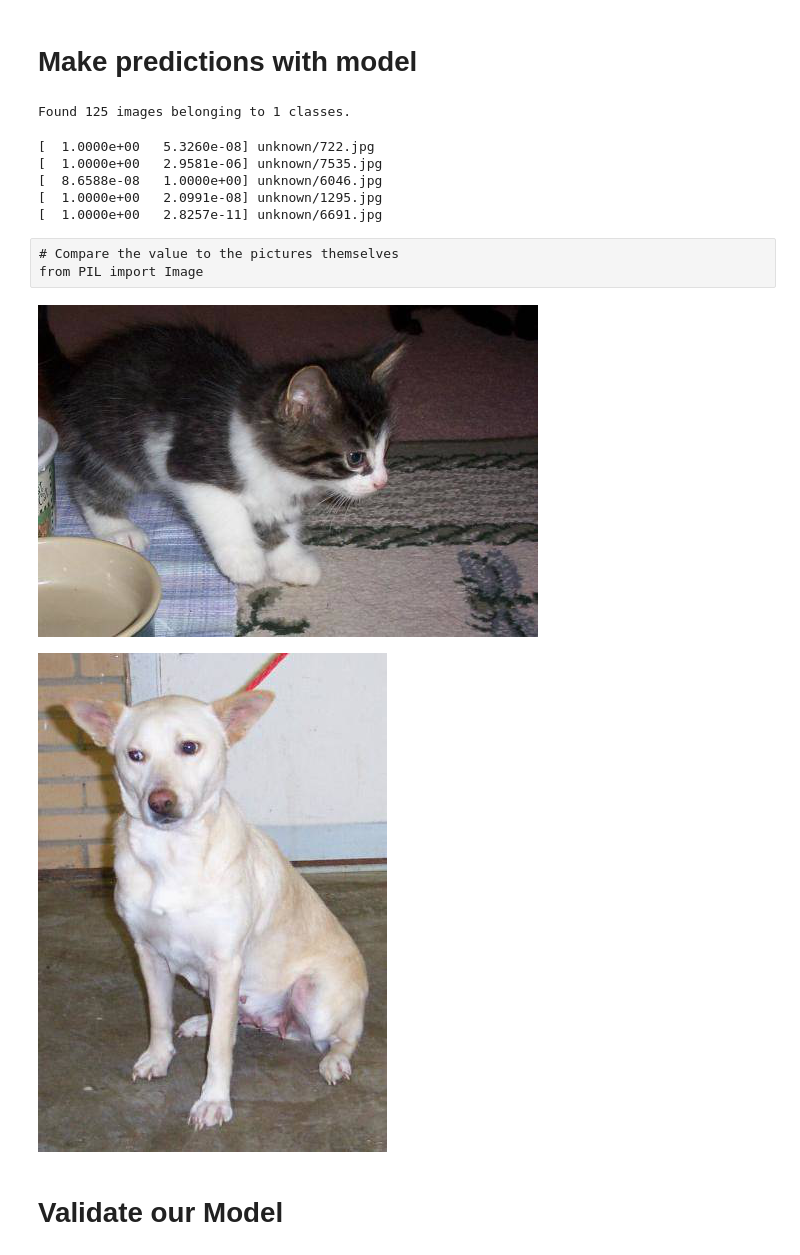
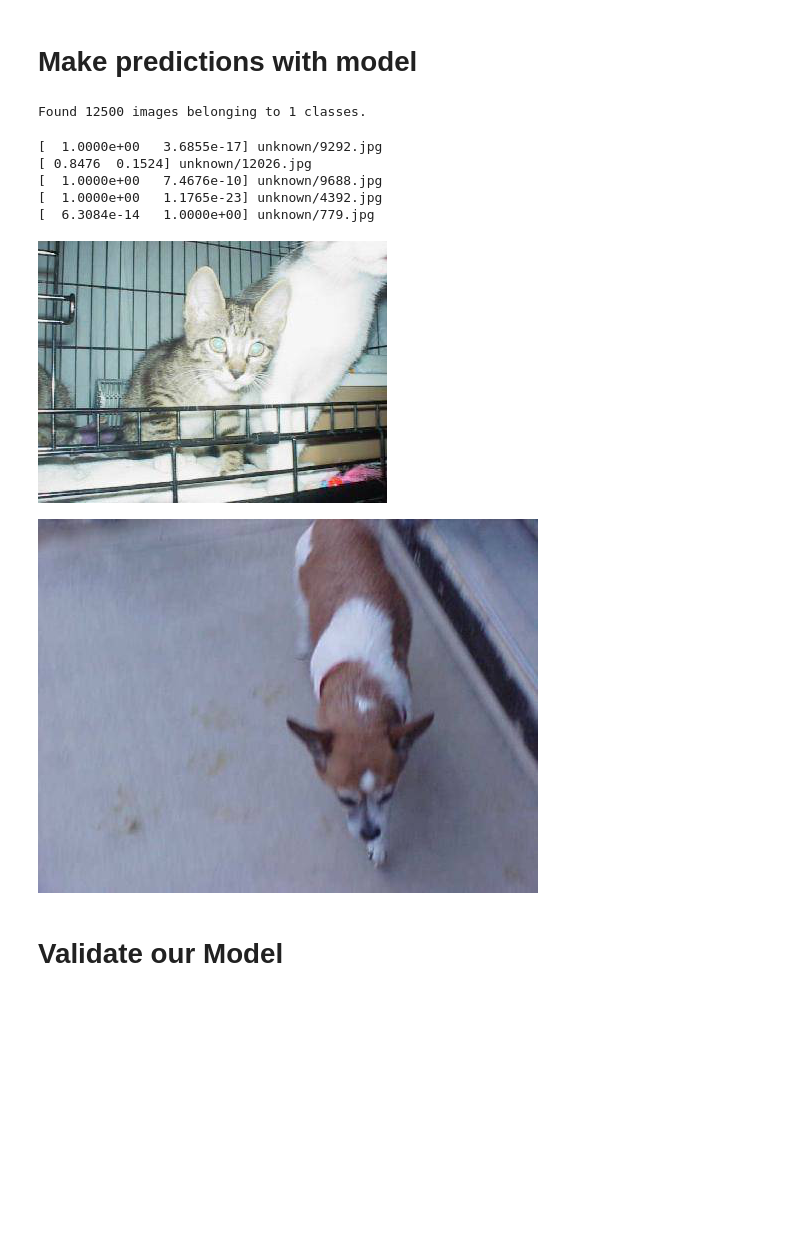
Before and after one commit to nathanielhobbs/dogs_or_cats, a Jupyter notebook: nathan_dogs_cats_redux.ipynb, the cells around one changed output. Cells and saved outputs as stored; diff of their text form; code cells hidden in the pictures; blank space fills up the shorter version.

```diff
--- a/nathan_dogs_cats_redux.ipynb
+++ b/nathan_dogs_cats_redux.ipynb
@@ -271,7 +277,7 @@ from utils.vgg16 import Vgg16
 %cd $HOME_DIR_DATA
 
 # set paths for training set (can take away sample/ once evertyhing's working)
-path = HOME_DIR_DATA + '/sample/' #'/' for whole dataset
+path = HOME_DIR_DATA + '/' #'/sample/' for sample dataset
 test_path = path + 'test/'
 results_path = path + 'results/'
 train_path = path + 'train/'
@@ -285,9 +293,9 @@ vgg = Vgg16()
 # set constants:
 # batch size usu. recommended to be no larger than 64, can adjust
 # to be smaller if running out of memory
-batch_size = 4
+batch_size = 64
 # Increasing no_of_epochs should improve accuracy
-no_of_epochs = 4
+no_of_epochs = 10
 # %%
 # label training set and validation set:
 # use vgg to collect data by the batch (associate images with label according to directory structure)
@@ -378,18 +390,15 @@ Fit complete over 4 epochs
 # %%
 batches, preds = vgg.test(test_path, batch_size=batch_size)
 # %% [output]
-Found 125 images belonging to 1 classes.
+Found 12500 images belonging to 1 classes.
 # %%
 # do a quick check on the resulting data
 filenames = batches.filenames
 for i in range(5):
     print preds[i], filenames[i]
 # %% [output]
-[  1.0000e+00   5.3260e-08] unknown/722.jpg
-[  1.0000e+00   2.9581e-06] unknown/7535.jpg
-[  8.6588e-08   1.0000e+00] unknown/6046.jpg
-[  1.0000e+00   2.0991e-08] unknown/1295.jpg
-[  1.0000e+00   2.8257e-11] unknown/6691.jpg
+[  1.0000e+00   3.6855e-17] unknown/9292.jpg
+[ 0.8476  0.1524] unknown/12026.jpg
+[  1.0000e+00   7.4676e-10] unknown/9688.jpg
+[  1.0000e+00   1.1765e-23] unknown/4392.jpg
+[  6.3084e-14   1.0000e+00] unknown/779.jpg
-# %% [raw]
-# Compare the value to the pictures themselves
-from PIL import Image
@@ -396,10 +408,10 @@ from PIL import Image
 # %%
 Image.open(test_path+filenames[0])
 # %% [output]
-[figure, old version]
+[figure, new version]
 # %%
-Image.open(test_path+filenames[2])
+Image.open(test_path+filenames[1])
 # %% [output]
-[figure, old version]
+[figure, new version]
 # %%
 # Save prediction results to disk
```
Also changed, not shown: parts of 21 cells of this notebook, 9 other files.
